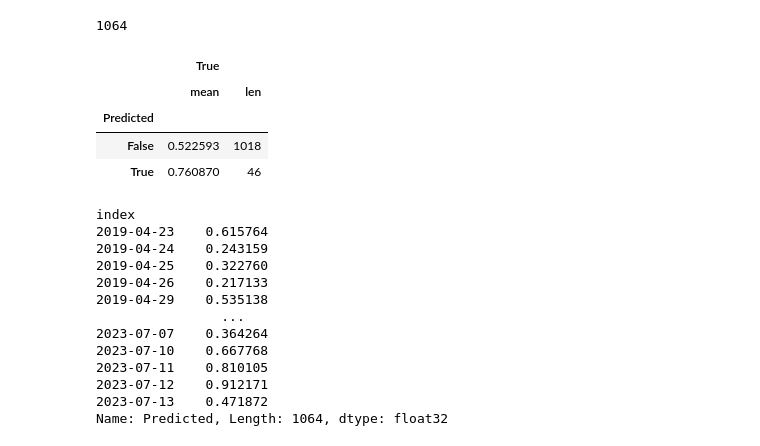
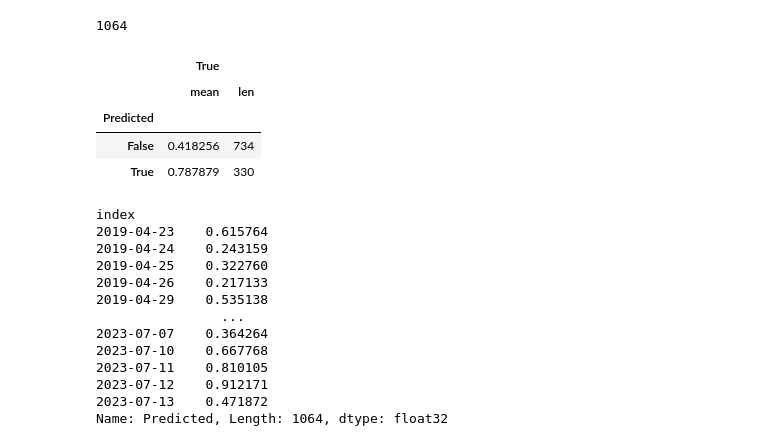
Before and after one commit to wnstnb/gameday_spx, a Jupyter notebook: model_dev_seq.ipynb, the cells around one changed output. Drawn from its saved outputs; the diff is of its cells as text; code cells hidden in the pictures.

```diff
--- a/model_dev_seq.ipynb
+++ b/model_dev_seq.ipynb
@@ -82,7 +82,7 @@ def walk_forward_validation_clf(df, target_column, num_training_rows, num_period
 def walk_forward_validation_seq(df, target_column_clf, target_column_regr, num_training_rows, num_periods):
 
     # Create run the regression model to get its target
-    res, _ = walk_forward_validation(df.drop(columns=[target_column_clf]).dropna(), target_column_regr, num_training_rows, num_periods)
+    res, model1 = walk_forward_validation(df.drop(columns=[target_column_clf]).dropna(), target_column_regr, num_training_rows, num_periods)
 
     # Merge the result df back on the df for feeding into the classifier
     for_merge = res[['Predicted']]
@@ -91,14 +91,13 @@ def walk_forward_validation_seq(df, target_column_clf, target_column_regr, num_t
     df = df.merge(for_merge, left_index=True, right_index=True)
     df = df.drop(columns=[target_column_regr])
     df = df[[
-        'CurrentGap','RegrModelOut','GapLevel',target_column_clf
+        'CurrentGap','RegrModelOut',target_column_clf
         ]]
 
     df[target_column_clf] = df[target_column_clf].astype(bool)
-    df['RegrModelOut'] = df['RegrModelOut'].astype(bool)
 
     # Create an XGBRegressor model
-    model = xgb.XGBClassifier(n_estimators=10, random_state = 42)
+    model2 = xgb.XGBClassifier(n_estimators=10, random_state = 42)
     # model = linear_model.LogisticRegression(max_iter=1500)
 
 
@@ -112,10 +111,10 @@ def walk_forward_validation_seq(df, target_column_clf, target_column_regr, num_t
         y_test = df[target_column_clf].iloc[i:i+num_periods]
 
         # Fit the model to the training data
-        model.fit(X_train, y_train)
+        model2.fit(X_train, y_train)
 
         # Make a prediction on the test data
-        predictions = model.predict_proba(X_test)[:,-1]
+        predictions = model2.predict_proba(X_test)[:,-1]
 
         # Create a DataFrame to store the true and predicted values
         result_df = pd.DataFrame({'True': y_test, 'Predicted': predictions}, index=y_test.index)
@@ -125,14 +124,14 @@ def walk_forward_validation_seq(df, target_column_clf, target_column_regr, num_t
     df_results = pd.concat(overall_results)
     # model.save_model('model_ensemble.bin')
     # Return the true and predicted values, and fitted model
-    return df_results, model
+    return df_results, model1, model2
 
 def seq_predict_proba(df, trained_reg_model, trained_clf_model):
     regr_pred = trained_reg_model.predict(df)
     regr_pred = regr_pred > 0
     new_df = df.copy()
     new_df['RegrModelOut'] = regr_pred
-    clf_pred_proba = trained_clf_model.predict_proba(new_df[['CurrentGap','RegrModelOut','GapLevel']])[:,-1]
+    clf_pred_proba = trained_clf_model.predict_proba(new_df[['CurrentGap','RegrModelOut']])[:,-1]
     return clf_pred_proba
 # %%
 f = open('settings.json')
@@ -654,7 +653,7 @@ df_compare_clf.pivot_table(columns='PredDirection', index='ActualDirection', val
 # %% [markdown]
 # Sequential Model
 # %%
-res2, seq2 = walk_forward_validation_seq(df_final.dropna(), 'Target_clf', 'Target', 100, 1)
+res2, lr_model, clf_model = walk_forward_validation_seq(df_final.dropna(), 'Target_clf', 'Target', 100, 1)
 # %% [output]
 A value is trying to be set on a copy of a slice from a DataFrame.
 Try using .loc[row_indexer,col_indexer] = value instead
@@ -695,13 +711,13 @@ len(res2)
 # %% [output]
 1064
 # %%
-res2.groupby(res2['Predicted'] > .93).agg({'True':[np.mean,len]})
+res2.groupby(res2['Predicted'] > .75).agg({'True':[np.mean,len]})
 # %% [output]
 |  | True |  |
 |  | mean | len |
 | Predicted |  |  |
-| False | 0.522593 | 1018 |
-| True | 0.760870 | 46 |
+| False | 0.418256 | 734 |
+| True | 0.787879 | 330 |
 # %%
 res2['Predicted']
 # %% [output]
```
Also changed, not shown: parts of 10 cells of this notebook, 1 other file.
